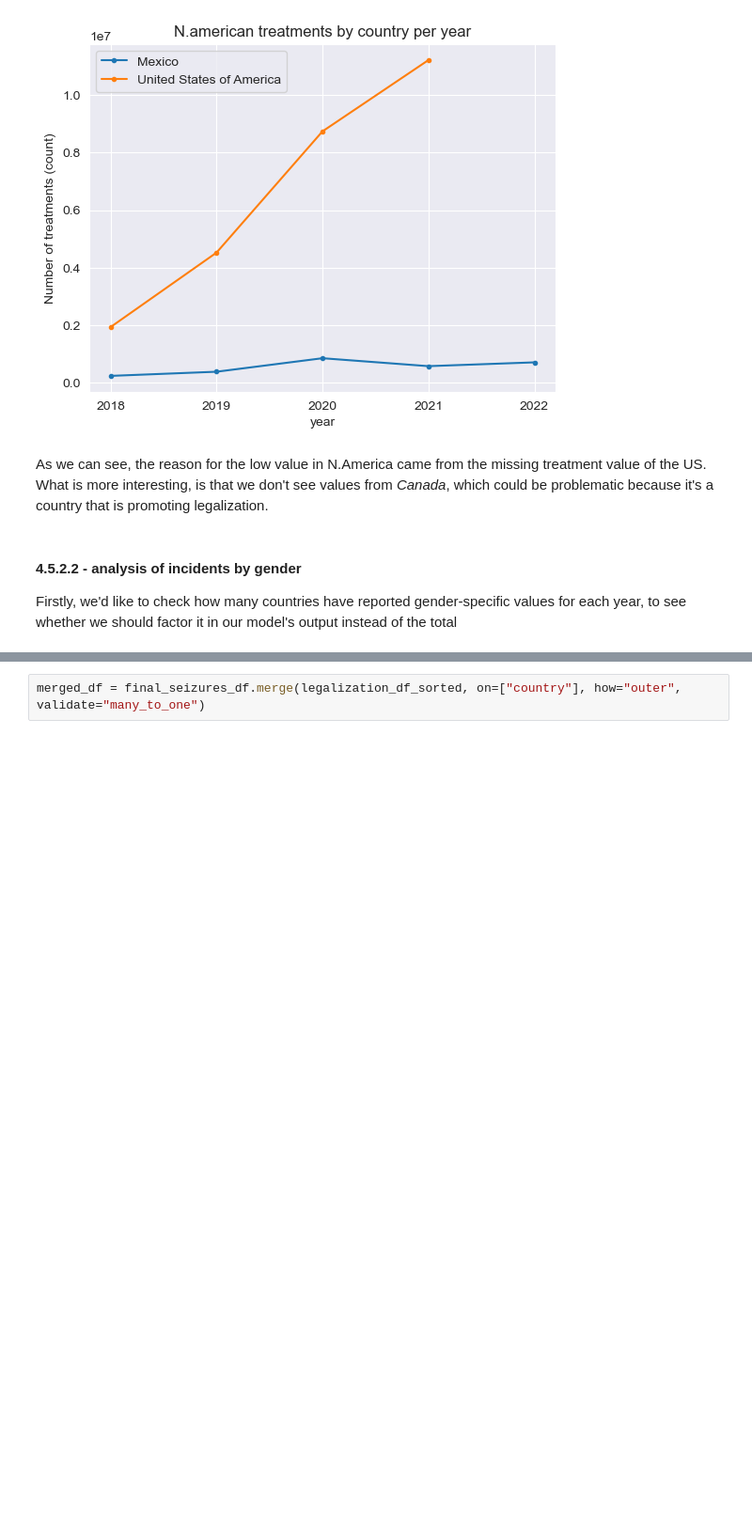
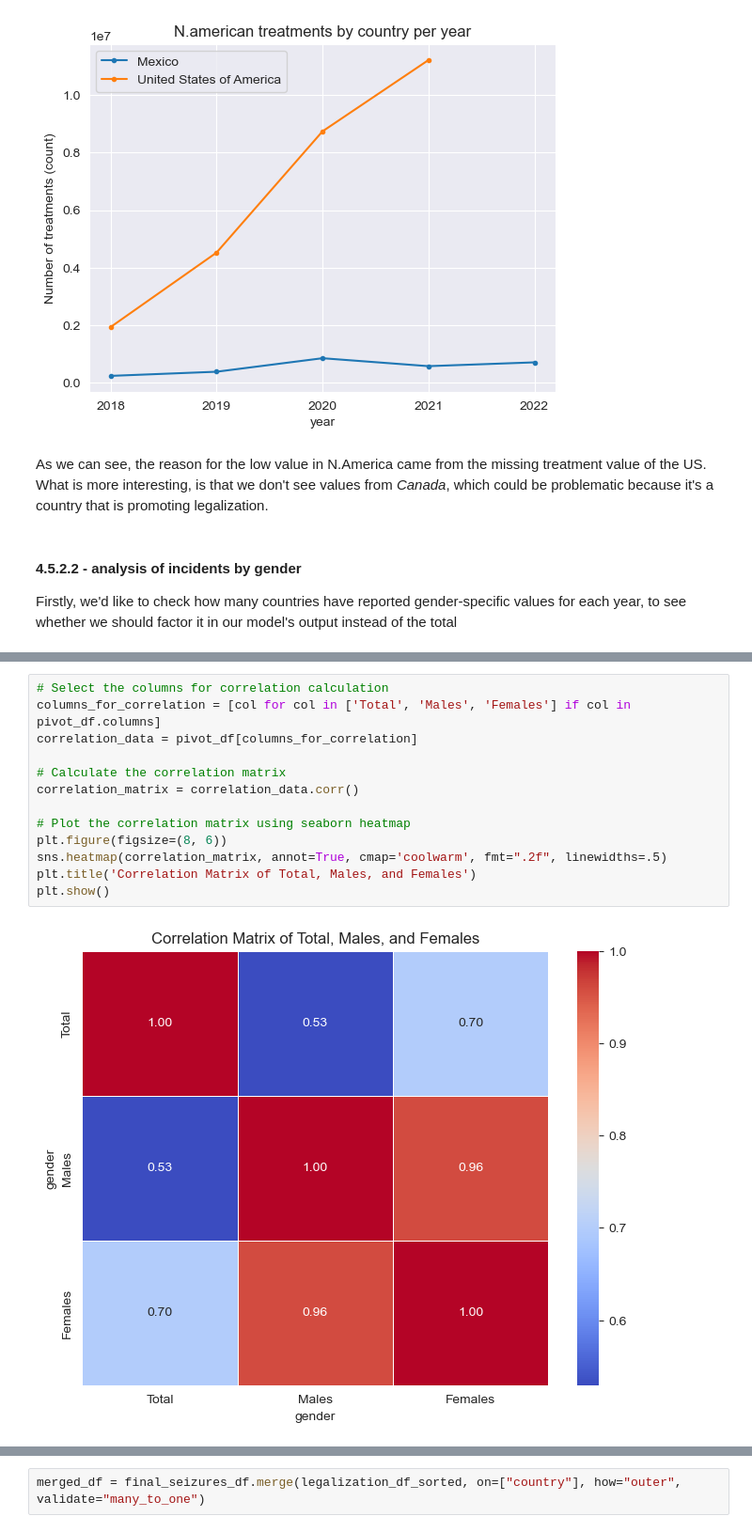
Before and after one commit to ArieStoli/ds-lab-2025, a Jupyter notebook: data_preprocessing.ipynb, the cells around one changed output, grey strips where cells are left out. Shown at 94% size. Saved outputs shown, nothing was run; the diff lists cells and outputs as text; blank space fills up the shorter version.

```diff
--- a/data_preprocessing.ipynb
+++ b/data_preprocessing.ipynb
@@ -1339,0 +1324,15 @@ edited_treatments_df.to_csv("edited_treatments_df.csv", index=False)
+# %%
+# Select the columns for correlation calculation
+columns_for_correlation = [col for col in ['Total', 'Males', 'Females'] if col in pivot_df.columns]
+correlation_data = pivot_df[columns_for_correlation]
+
+# Calculate the correlation matrix
+correlation_matrix = correlation_data.corr()
+
+# Plot the correlation matrix using seaborn heatmap
+plt.figure(figsize=(8, 6))
+sns.heatmap(correlation_matrix, annot=True, cmap='coolwarm', fmt=".2f", linewidths=.5)
+plt.title('Correlation Matrix of Total, Males, and Females')
+plt.show()
+# %% [output]
+[figure, added]
```
Also changed, not shown: parts of 39 cells of this notebook, 1 other file.
